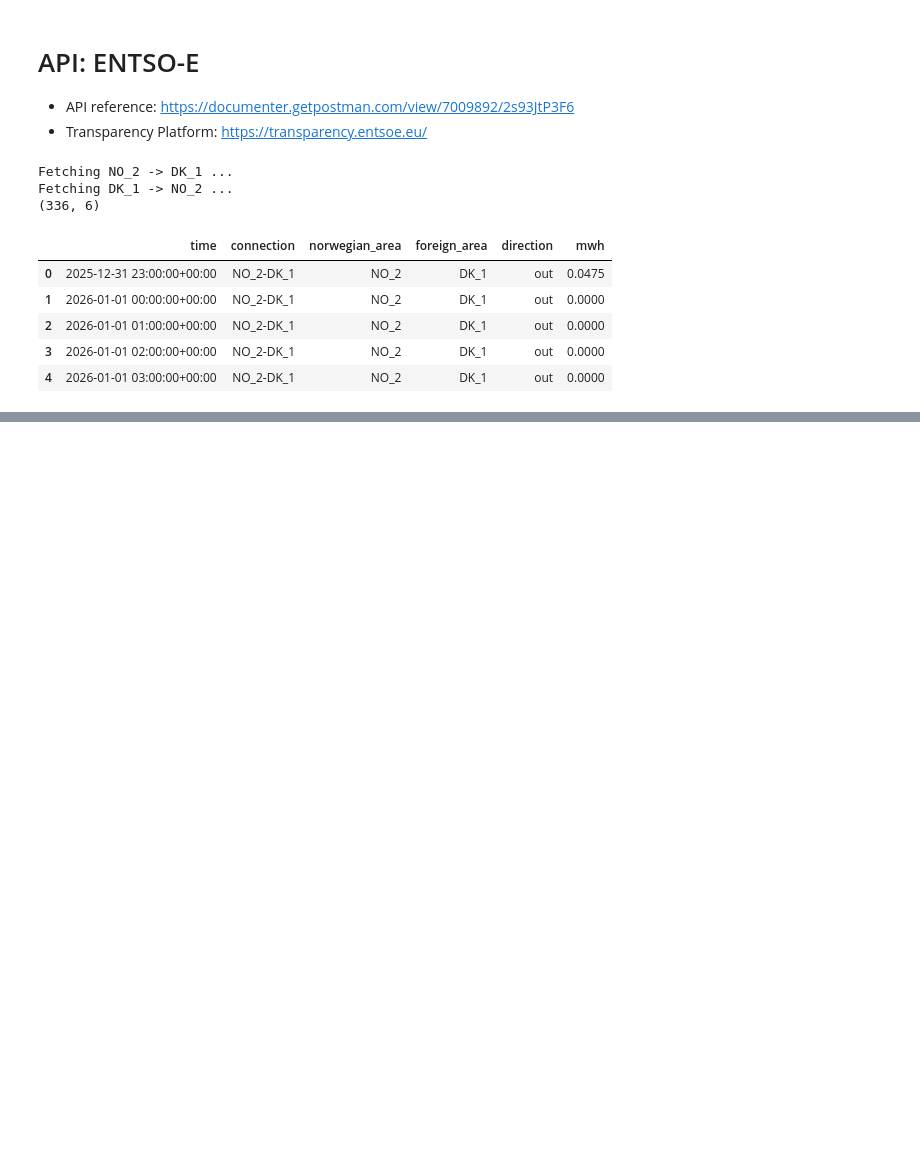
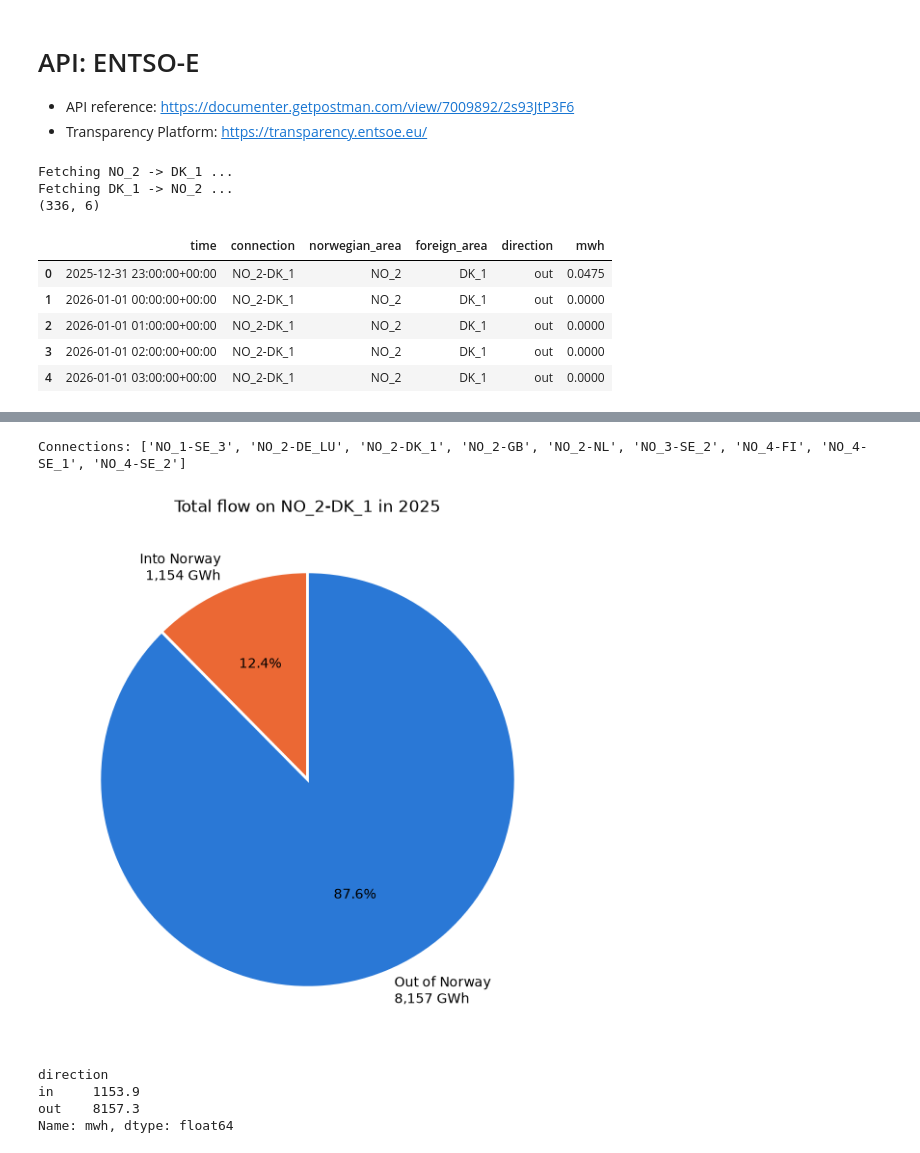
Before and after one commit to Povland/IND320, a Jupyter notebook: notebooks/Oblig2.ipynb, the cells around one changed output, grey strips where cells are left out. Cells and saved outputs as stored; diff of their text form; code cells hidden in the pictures; blank space fills up the shorter version.

```diff
--- a/notebooks/Oblig2.ipynb
+++ b/notebooks/Oblig2.ipynb
@@ -358,0 +515,11 @@ Fetching DK_1 -> NO_2 ...
+# %%
+# Reads the table back with Spark and counts rows per connection and year.
+# Expected per connection: 3698 (2024), 17520 (2025), 13822 (2026)
+stored = spark.read.format("org.apache.spark.sql.cassandra") \
+    .options(keyspace=KEYSPACE, table="crossborder_flows") \
+    .load()
+
+stored.groupBy("connection", "year").count().orderBy("connection", "year").show(30)
+
+# First and last hour should match what was fetched: 2024-10-15 22:00 and 2026-10-15 21:00 (UTC)
+stored.agg(F.min("time"), F.max("time"), F.count("*")).show(truncate=False)
@@ -358,0 +602,41 @@ Fetching DK_1 -> NO_2 ...
+# %%
+# Choices for the plots. Change these to look at other connections or years
+CHOSEN_CONNECTION = "NO_2-DK_1"
+CHOSEN_YEAR = 2025
+
+# Colours: one per direction, the same in both plots
+DIRECTION_COLORS = {"out": "#2a78d6", "in": "#eb6834"}     # blue = out of Norway, orange = into Norway
+DIRECTION_LABELS = {"out": "Out of Norway", "in": "Into Norway"}
+
+print("Connections:", sorted(flows_extracted["connection"].unique()))
+# %% [output]
+Connections: ['NO_1-SE_3', 'NO_2-DE_LU', 'NO_2-DK_1', 'NO_2-GB', 'NO_2-NL', 'NO_3-SE_2', 'NO_4-FI', 'NO_4-SE_1', 'NO_4-SE_2']
+# %%
+# Pie chart: total amount in and out of Norway for one connection in one year
+one_year = flows_extracted[
+    (flows_extracted["connection"] == CHOSEN_CONNECTION)
+    & (flows_extracted["year"] == CHOSEN_YEAR)
+]
+
+# Sum of MWh per direction, converted to GWh so the numbers are easier to read
+totals_gwh = one_year.groupby("direction")["mwh"].sum() / 1000
+
+fig, ax = plt.subplots(figsize=(7, 7))
+ax.pie(
+    totals_gwh.values,
+    labels=[f"{DIRECTION_LABELS[d]}\n{gwh:,.0f} GWh" for d, gwh in totals_gwh.items()],
+    colors=[DIRECTION_COLORS[d] for d in totals_gwh.index],
+    autopct="%1.1f%%",
+    startangle=90,
+    wedgeprops={"edgecolor": "white", "linewidth": 2},
+)
+ax.set_title(f"Total flow on {CHOSEN_CONNECTION} in {CHOSEN_YEAR}")
+plt.show()
+
+totals_gwh.round(1)
+# %% [output]
+[figure, added]
+direction
+in     1153.9
+out    8157.3
+Name: mwh, dtype: float64
```
Also changed, not shown: parts of 15 cells of this notebook, 5 other files.
